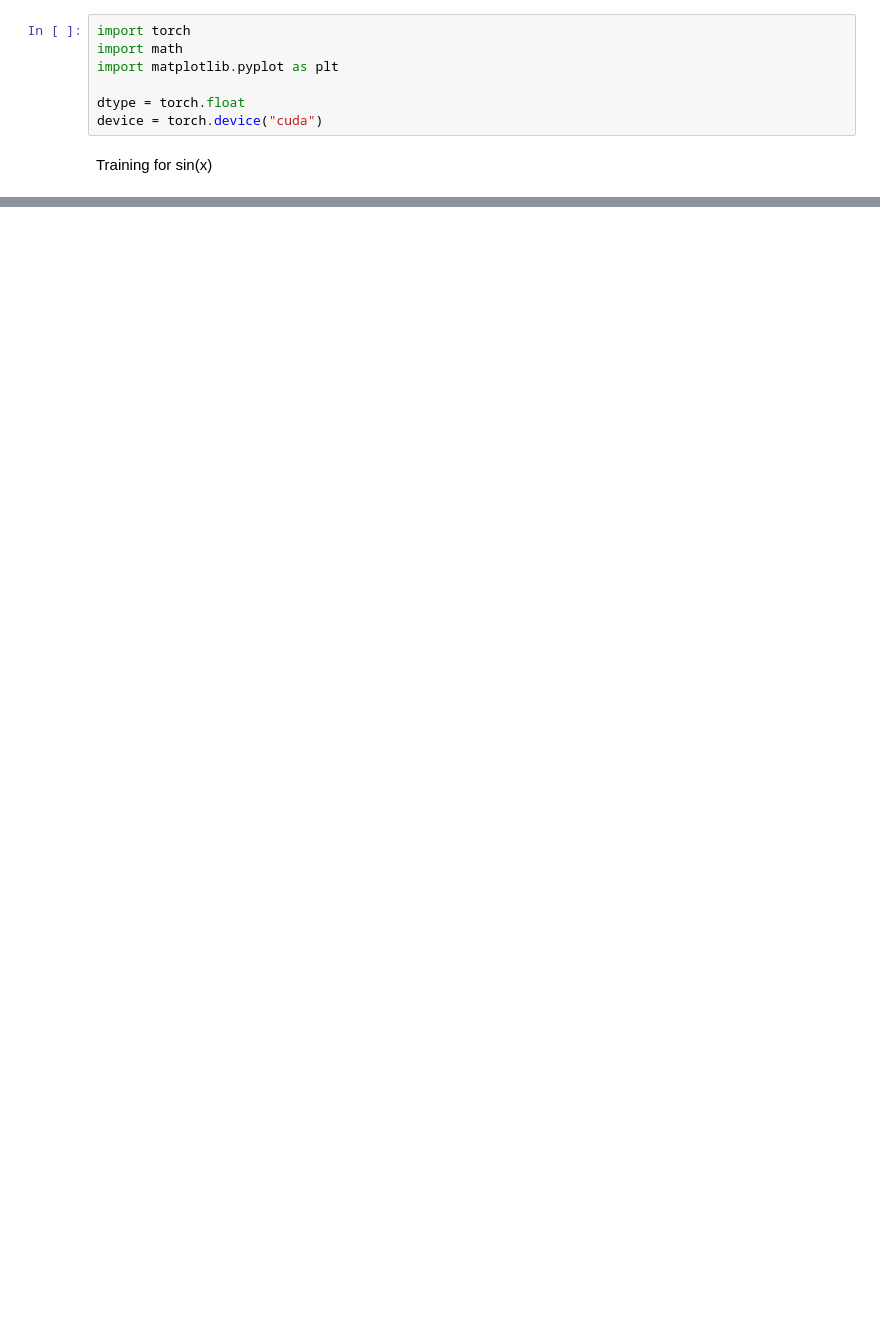
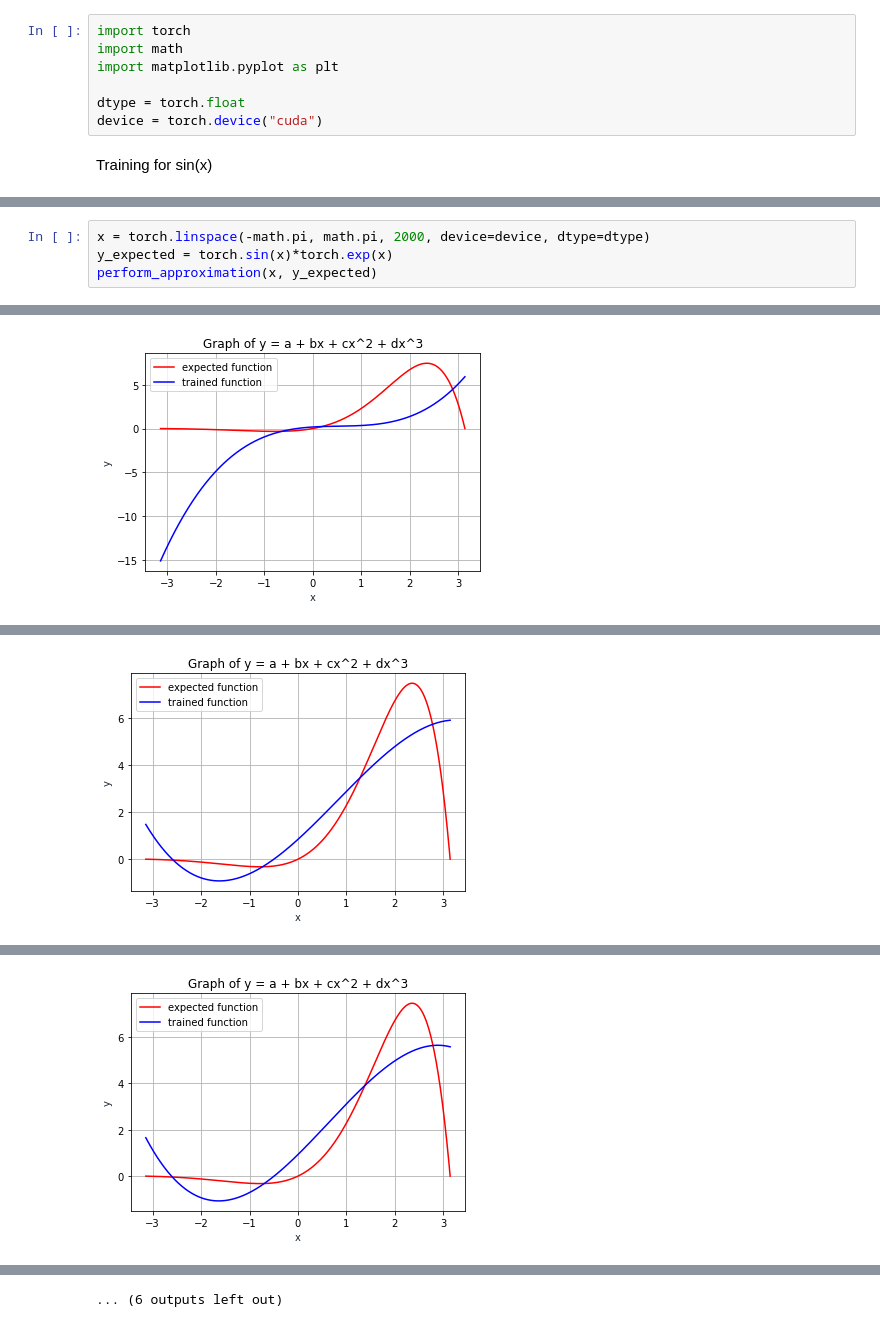
Before and after one commit to MGrgat1/deep_learning_in_google_colab, a Jupyter notebook: lab3.ipynb, the cells around one changed output, grey strips where cells are left out. Drawn from its saved outputs; the diff is of its cells as text; blank space fills up the shorter version.

```diff
--- a/lab3.ipynb
+++ b/lab3.ipynb
@@ -433,0 +169,5 @@ Iteration: 5000, loss:  76.2938232421875, loss_delta: 0.0
+# %%
+x = torch.linspace(-math.pi, math.pi, 2000, device=device, dtype=dtype)
+y_expected = torch.sin(x)*torch.exp(x)
+perform_approximation(x, y_expected)
+# %% [output]
@@ -433,0 +176 @@ Iteration: 5000, loss:  76.2938232421875, loss_delta: 0.0
+[figure, added]
@@ -433,0 +178 @@ Iteration: 5000, loss:  76.2938232421875, loss_delta: 0.0
+[figure, added]
@@ -433,0 +180 @@ Iteration: 5000, loss:  76.2938232421875, loss_delta: 0.0
+[figure, added]
@@ -433,0 +187 @@ Iteration: 5000, loss:  76.2938232421875, loss_delta: 0.0
+... (6 outputs left out)
```
Also changed, not shown: parts of 7 cells of this notebook.
